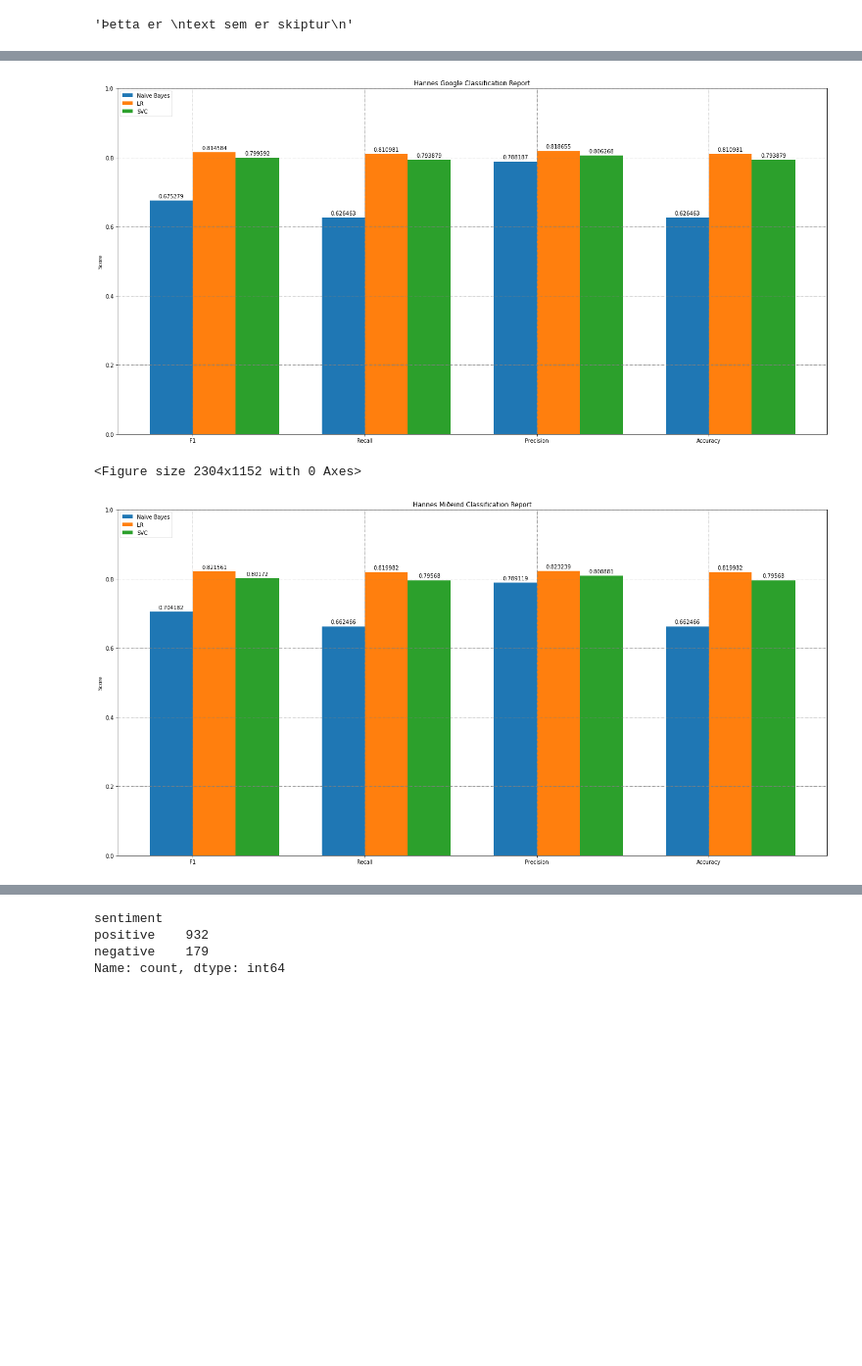
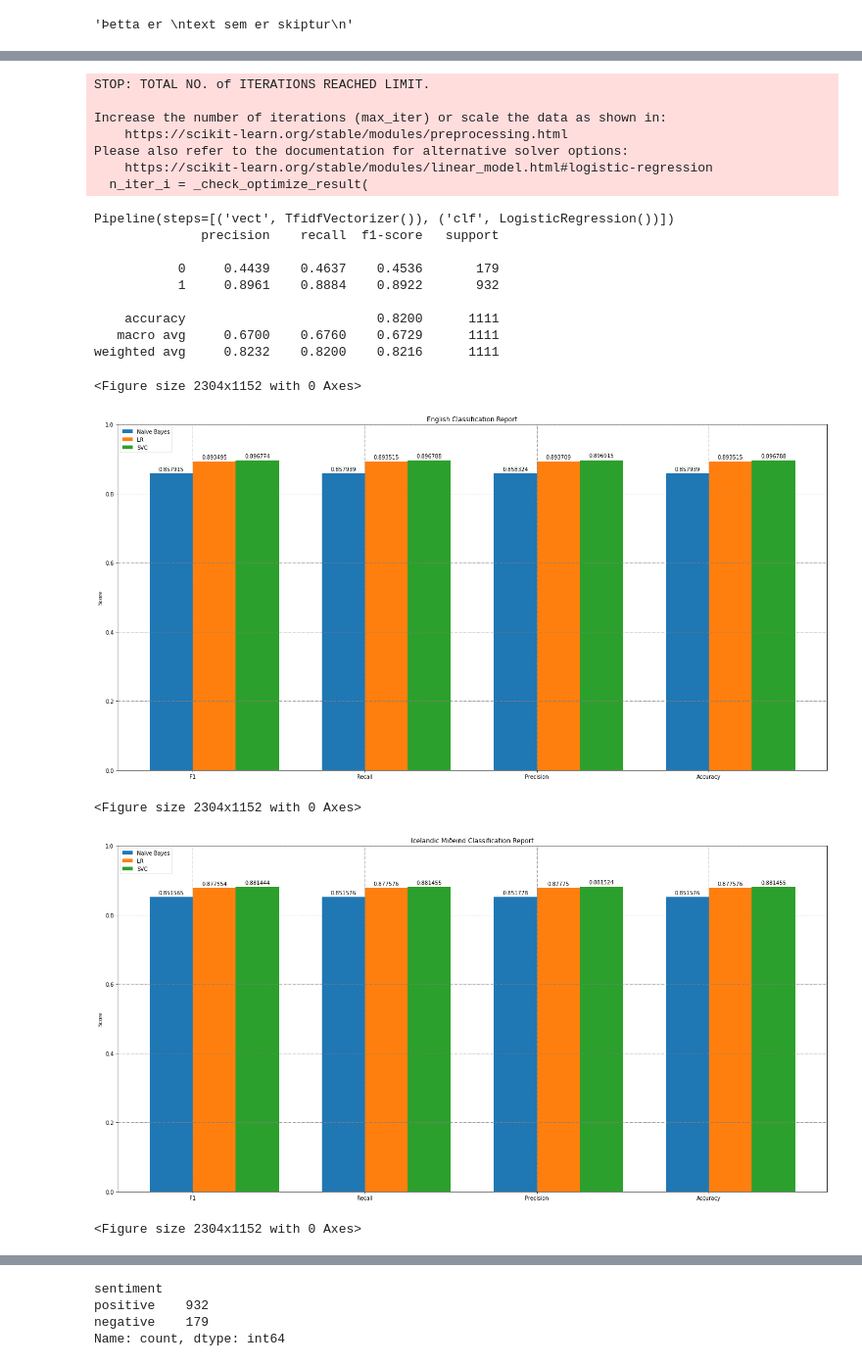
Before and after one commit to cadia-lvl/sentiment-analysis, a Jupyter notebook: src/BaselineClassifiersBinary.ipynb, the cells around one changed output, grey strips where cells are left out. Shown at 98% size. Saved outputs shown, nothing was run; the diff lists cells and outputs as text; code cells hidden in the pictures; blank space fills up the shorter version.

```diff
--- a/src/BaselineClassifiersBinary.ipynb
+++ b/src/BaselineClassifiersBinary.ipynb
@@ -139,13 +139,13 @@ def classify(path, train_path=None, eval_path=None):
     accuracy_lr = accuracy_score(y_test, predict_lr)
 
     print(nb_pipeline)
-    print(classification_report(y_test, predict_nb))
+    print(classification_report(y_test, predict_nb, digits=4))
 
-    print(svc_pipeline)
-    print(classification_report(y_test, predict_svc))
+    #print(svc_pipeline)
+    #print(classification_report(y_test, predict_svc, digits=4))
 
-    print(lr_pipeline)
-    print(classification_report(y_test, predict_lr))
+    #print(lr_pipeline)
+    #print(classification_report(y_test, predict_lr, digits=4))
 
     #return { "SVC": (1,2,3,4 ), "Naive Bayes": (1,2,3,4), "Logistic Regression": (1,2,3,4) }, ["F1", "Recall", "Precision", "Accuracy"]
     return ({ "Naive Bayes": (f1_nb, recall_nb, prec_nb, accuracy_nb), "LR": (f1_lr,recall_lr, prec_lr, accuracy_lr), "SVC": (f1_svc, recall_svc, prec_svc, accuracy_svc ) }, ["F1", "Recall", "Precision", "Accuracy"]), \
@@ -184,9 +184,9 @@ def plot_f1(f1s, title):
 
 
 #data = classify("../IMDB-Dataset-GoogleTranslate-Processed.csv")
-#data2, nb_mideind, svc_mideind, lr_mideind = classify("../IMDB-Dataset-MideindTranslate-proccessed-nefnir.csv")
-#data3, nb_google, svc_google, lr_google = classify("../IMDB-Dataset-GoogleTranslate-proccessed-nefnir.csv")
-#data1, nb_english, svc_english, lr_english = classify("../IMDB-Dataset-Processed.csv")
+data2, nb_mideind, svc_mideind, lr_mideind = classify("../IMDB-Dataset-MideindTranslate-proccessed-nefnir.csv")
+data3, nb_google, svc_google, lr_google = classify("../IMDB-Dataset-GoogleTranslate-proccessed-nefnir.csv")
+data1, nb_english, svc_english, lr_english = classify("../IMDB-Dataset-Processed.csv")
 
 #Hannes-Movie-Reviews-proccessed-nefnir-sentiment.csv
 data4, nb_hannes1, svc_hannes1, lr_hannes1 = classify(None, "../IMDB-Dataset-GoogleTranslate-proccessed-nefnir.csv", "../Hannes-Movie-Reviews-proccessed-nefnir-sentiment.csv")
@@ -194,9 +194,9 @@ data5, nb_hannes2, svc_hannes2, lr_hannes2 = classify(None, "../IMDB-Dataset-Mid
 
 #data4, nb_hannes, svc_hannes, lr_hannes = classify("../Hannes-Movie-Reviews-proccessed-nefnir-sentiment.csv")
 
-#plot_f1(data1, "English Classification Report")
-#plot_f1(data2, "Icelandic Miðeind Classification Report")
-#plot_f1(data3, "Icelandic Google Classification Report")
+plot_f1(data1, "English Classification Report")
+plot_f1(data2, "Icelandic Miðeind Classification Report")
+plot_f1(data3, "Icelandic Google Classification Report")
 plot_f1(data4, "Hannes Google Classification Report")
 plot_f1(data5, "Hannes Miðeind Classification Report")
 # %% [output]
@@ -246,3 +248,21 @@ weighted avg       0.82      0.82      0.82      1111
+STOP: TOTAL NO. of ITERATIONS REACHED LIMIT.
+
+Increase the number of iterations (max_iter) or scale the data as shown in:
+    https://scikit-learn.org/stable/modules/preprocessing.html
+Please also refer to the documentation for alternative solver options:
+    https://scikit-learn.org/stable/modules/linear_model.html#logistic-regression
+  n_iter_i = _check_optimize_result(
+Pipeline(steps=[('vect', TfidfVectorizer()), ('clf', LogisticRegression())])
+              precision    recall  f1-score   support
+
+           0     0.4439    0.4637    0.4536       179
+           1     0.8961    0.8884    0.8922       932
+
+    accuracy                         0.8200      1111
+   macro avg     0.6700    0.6760    0.6729      1111
+weighted avg     0.8232    0.8200    0.8216      1111
+<Figure size 2304x1152 with 0 Axes>
-[figure, old version]
+[figure, new version]
-<Figure size 2304x1152 with 0 Axes>
+<Figure size 2304x1152 with 0 Axes>
-[figure, old version]
+[figure, new version]
+<Figure size 2304x1152 with 0 Axes>
```
Also changed, not shown: parts of 2 cells of this notebook, 3 other files.
